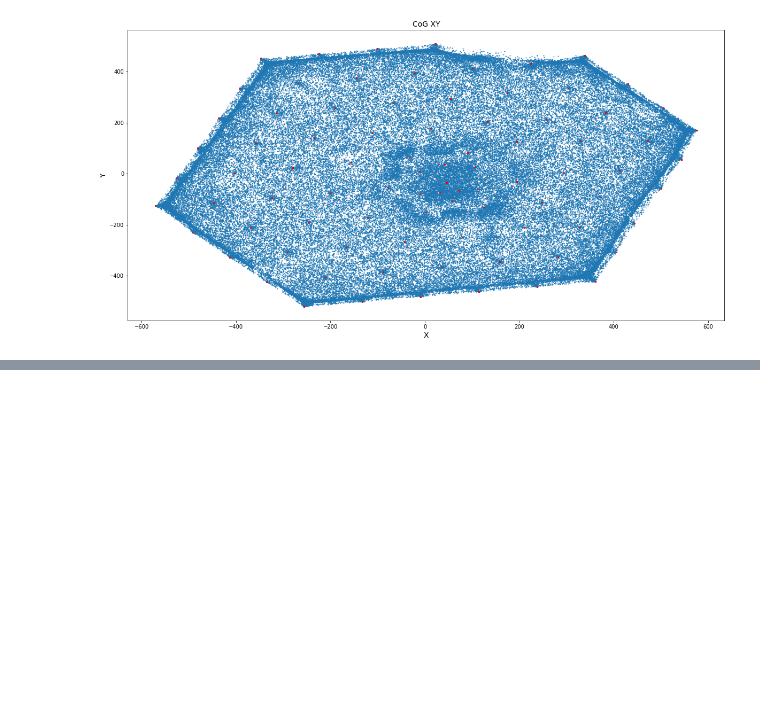
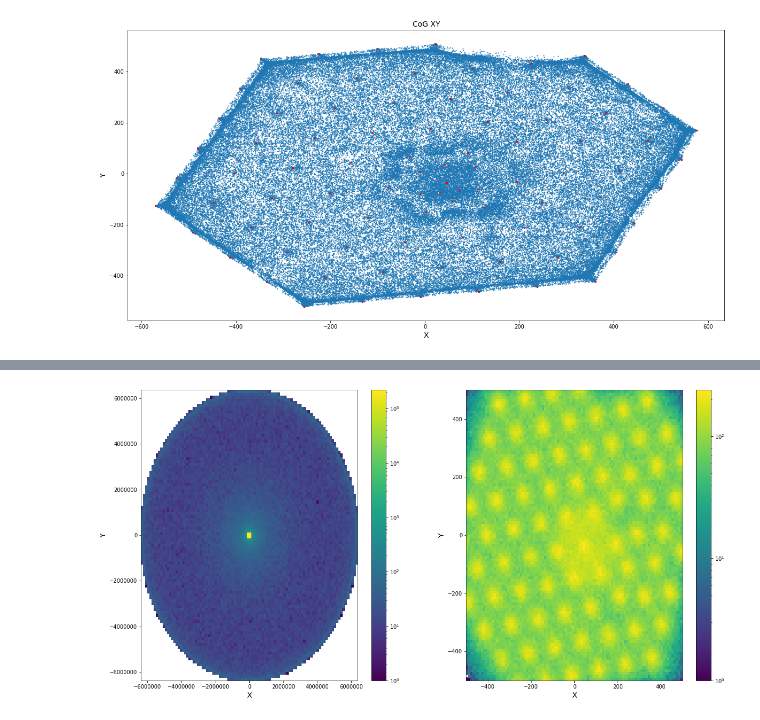
Before and after one commit to dpankova/DoublePulse, a Jupyter notebook: notebooks/NewFormat/NewFormat_plot_checks-containment.ipynb, the cells around one changed output, grey strips where cells are left out. Saved outputs shown, nothing was run; the diff lists cells and outputs as text; code cells hidden in the pictures; blank space fills up the shorter version.

```diff
--- a/notebooks/NewFormat/NewFormat_plot_checks-containment.ipynb
+++ b/notebooks/NewFormat/NewFormat_plot_checks-containment.ipynb
@@ -151,0 +254,18 @@ plt.show()
+# %%
+fig, ax = plt.subplots(nrows=1, ncols=2,sharex = True,sharey=True, figsize=(20,10))
+plt.title('Neutrino vertex XY', fontdict={'fontsize': 14, 'fontweight': 'medium'})
+plt.subplot(1,2,1)
+plt.hist2d(data_cont_2['neutrino']['position'][:,0],data_cont_2['neutrino']['position'][:,1],bins = 100 ,norm=mpl.colors.LogNorm())
+plt.xlabel("X",  fontdict={'fontsize': 14, 'fontweight': 'medium'})
+plt.ylabel("Y",  fontdict={'fontsize': 14, 'fontweight': 'medium'})
+plt.colorbar()
+
+plt.subplot(1,2,2)
+plt.hist2d(data_cont_2['meson']['position'][:,0],data_cont_2['meson']['position'][:,1], bins =100,norm=mpl.colors.LogNorm() )
+plt.xlabel("X",  fontdict={'fontsize': 14, 'fontweight': 'medium'})
+plt.ylabel("Y",  fontdict={'fontsize': 14, 'fontweight': 'medium'})
+plt.colorbar()
+
+plt.show()
+# %% [output]
+[figure, added]
```
Also changed, not shown: parts of 32 cells of this notebook, 9 other files.
